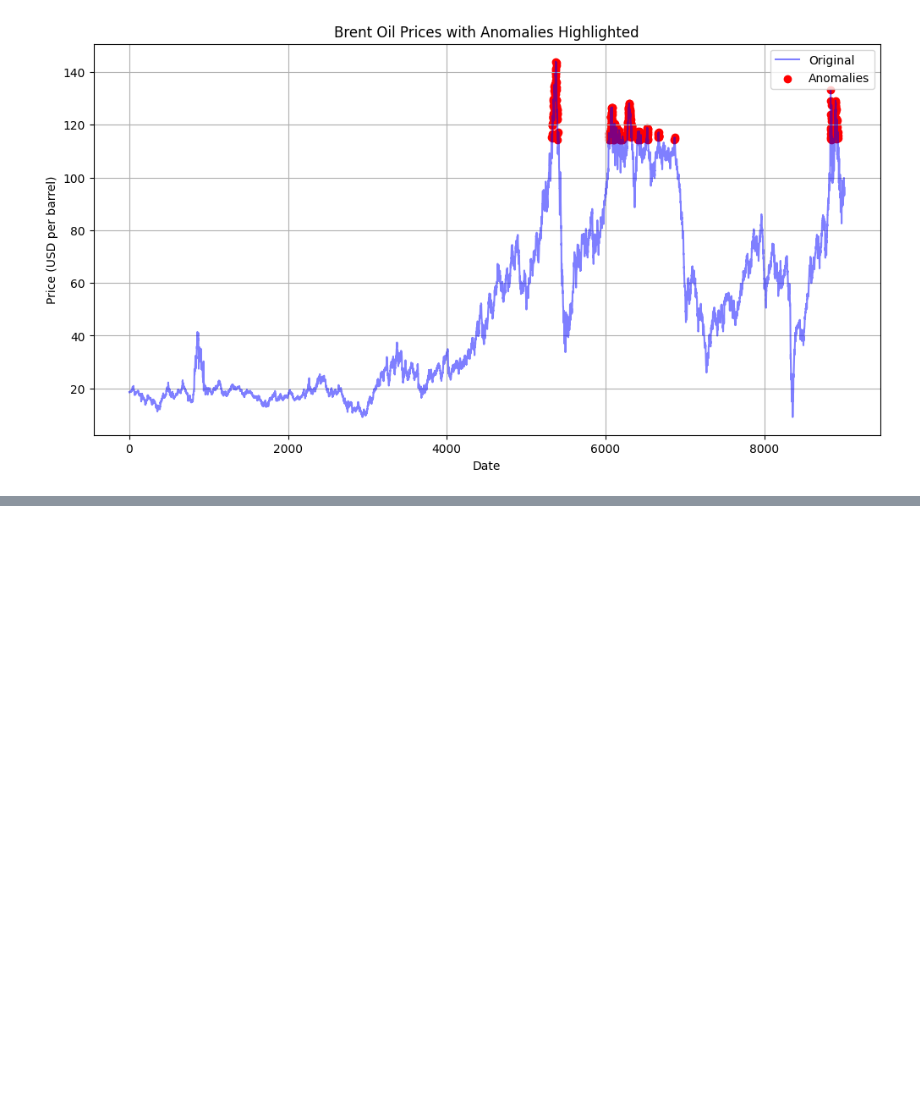
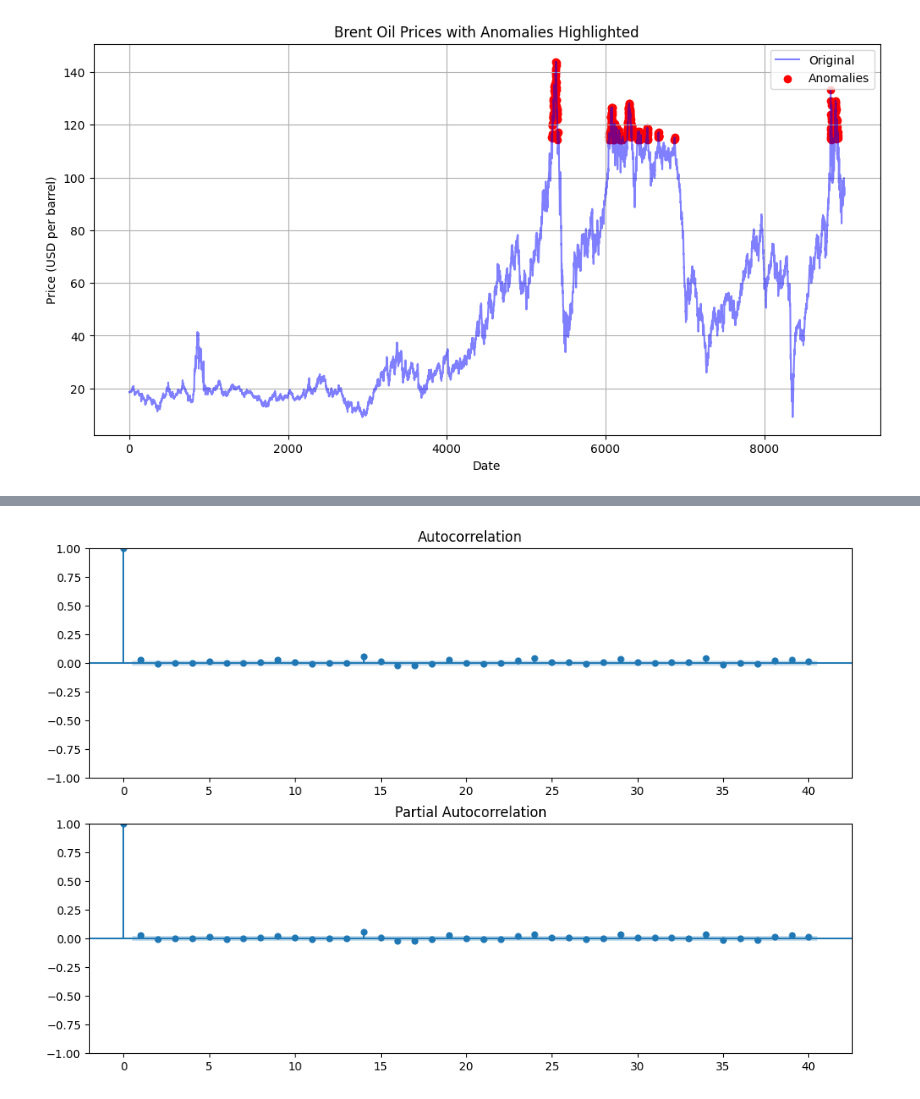
Before and after one commit to vlazacck/-Birhan-Energies, a Jupyter notebook: notebooks/Eda.ipynb, the cells around one changed output, grey strips where cells are left out. Cells and saved outputs as stored; diff of their text form; code cells hidden in the pictures; blank space fills up the shorter version.

```diff
--- a/notebooks/Eda.ipynb
+++ b/notebooks/Eda.ipynb
@@ -151,0 +184,11 @@ plt.show()
+# %%
+import matplotlib.pyplot as plt
+from statsmodels.graphics.tsaplots import plot_acf, plot_pacf
+
+# Plot ACF and PACF
+fig, axes = plt.subplots(2, 1, figsize=(12, 8))
+plot_acf(diff_data, lags=40, ax=axes[0])
+plot_pacf(diff_data, lags=40, ax=axes[1])
+plt.show()
+# %% [output]
+[figure, added]
```
Also changed, not shown: parts of 1 cell of this notebook, 7 other files.
